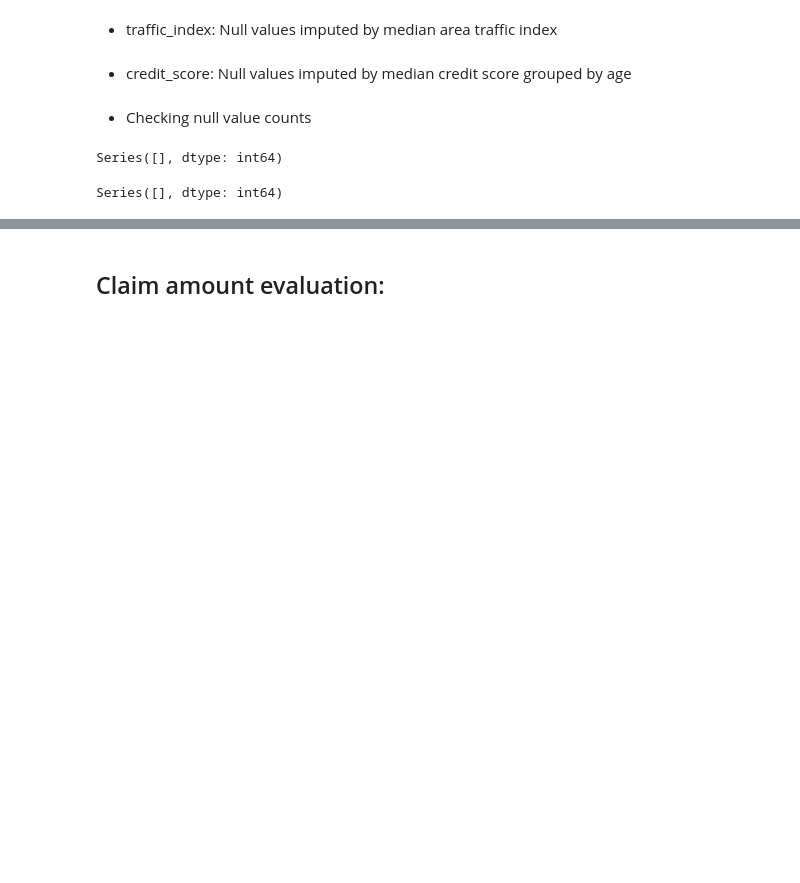
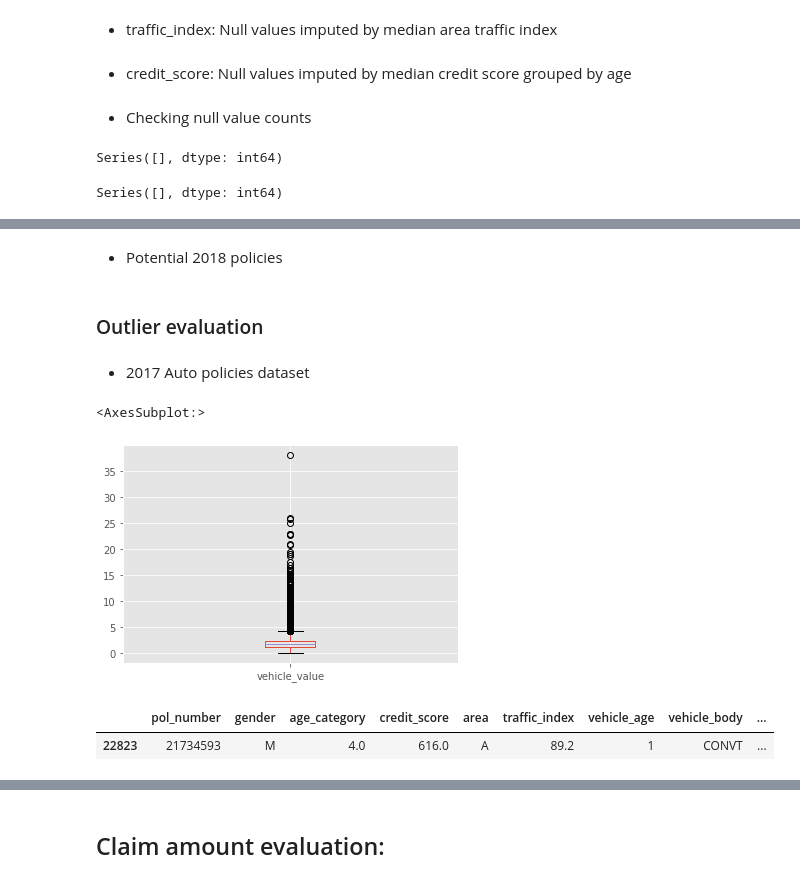
Before and after one commit to suhitasva/Auto_Insurance_Study, a Jupyter notebook: case_study_code_file.ipynb, the cells around one changed output, grey strips where cells are left out. Saved outputs shown, nothing was run; the diff lists cells and outputs as text; code cells hidden in the pictures; blank space fills up the shorter version.

```diff
--- a/case_study_code_file.ipynb
+++ b/case_study_code_file.ipynb
@@ -208,0 +223,2 @@ Series([], dtype: int64)
+# %% [markdown]
+- Potential 2018 policies
@@ -208,0 +227,14 @@ Series([], dtype: int64)
+# %% [markdown]
+### Outlier evaluation
+# %% [markdown]
+- 2017 Auto policies dataset
+# %%
+auto_policies_2017[['vehicle_value']].boxplot()
+# %% [output]
+<AxesSubplot:>
+[figure, added]
+# %%
+auto_policies_2017.loc[auto_policies_2017.vehicle_value > 35,:]
+# %% [output]
+|  | pol_number | gender | age_category | credit_score | area | traffic_index | vehicle_age | vehicle_body | ... |
+| 22823 | 21734593 | M | 4.0 | 616.0 | A | 89.2 | 1 | CONVT | ... |
```
Also changed, not shown: parts of 98 cells of this notebook.
